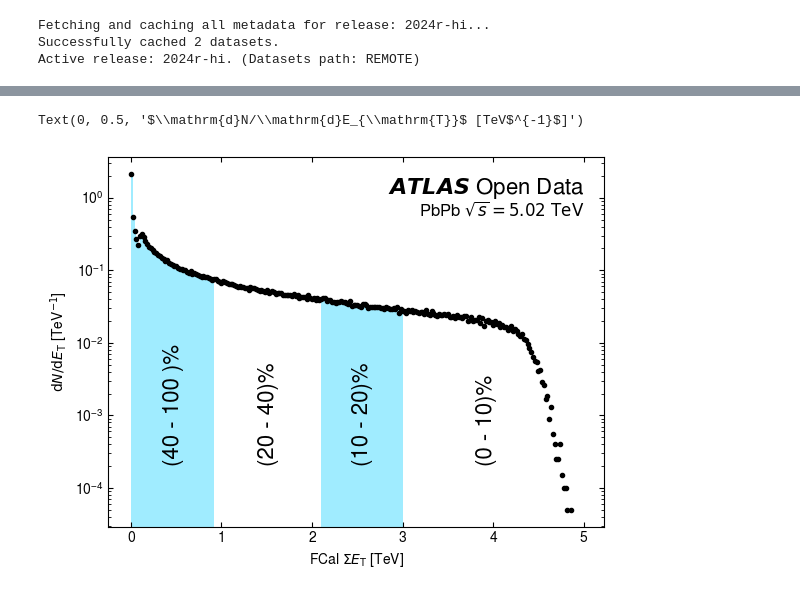
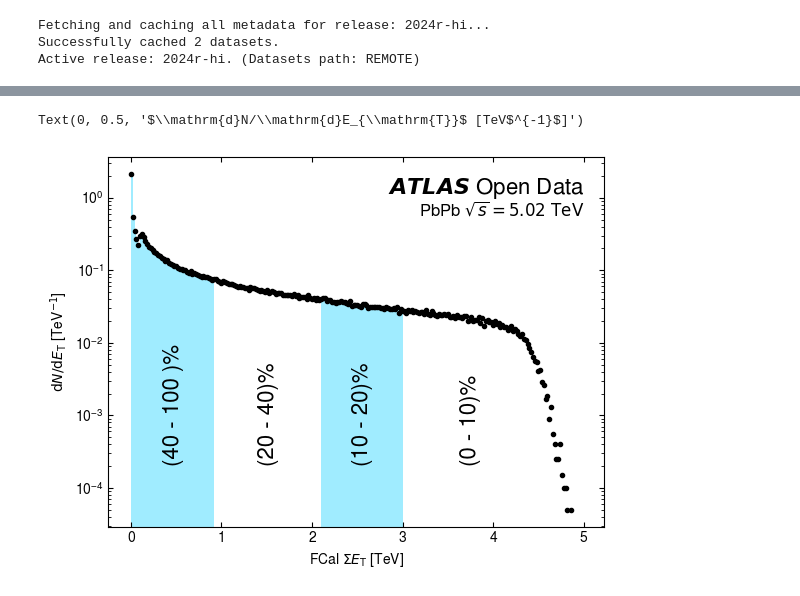
Before and after one commit to rjackson-lancs/notebooks-collection-opendata, a Jupyter notebook: for-research/heavy-ion-hard-probes/minbias_centrality.ipynb, the cells around one changed output, grey strips where cells are left out. Saved outputs shown, nothing was run; the diff lists cells and outputs as text; code cells hidden in the pictures.

Commit message:
Tweak centrality label positioning

```diff
--- a/for-research/heavy-ion-hard-probes/minbias_centrality.ipynb
+++ b/for-research/heavy-ion-hard-probes/minbias_centrality.ipynb
@@ -155,32 +155,32 @@ centrality_ranges = {
     20: "20 - 40%",
     10: "10 - 20%",
     0: "0 - 10%"
 }
 labels = [
     "(40 - 100 )%",
     "(20 - 40)%",
     "(10 - 20)%",
     "(0 - 10)%"
 ]
 # Set the index of the first centrality range to be zero
 centrality_ix = [0]
 # Then calculate the other indices of the centrality ranges by finding the index closest to the centrality,
 # e.g. closest index to .02 for the start of the 20 - 40% range.
 centrality_ix += [np.argmin(np.abs(np.flip(norm_cum_int) - c*.01)) for c in centrality_ranges]
 # Iterate over the centrality ranges and fill histograms in their ranges.
 # This approximates filling the areas under the curves.
 for i,col in zip(range(len(centrality_ranges)),("#2cd5ff73","white","#2cd5ff73","white")):
     ixmin, ixmax = centrality_ix[i], centrality_ix[i+1]
     ax.stairs(h_diff[centrality_ix[i]:centrality_ix[i+1]-1],h_def["bin_edges"][ixmin:ixmax]*TeV,fill=True,color=col)
 
-    A = .5 if labels[i]!="0 - 10%" else .4
+    A = .5 if labels[i]!="(0 - 10)%" else .4
     ax.text((h_def["bin_edges"][ixmin]+(h_def["bin_edges"][ixmax]-h_def["bin_edges"][ixmin])*A)*TeV,20e-5,labels[i],rotation=90,fontsize=16,ha="center",va="bottom")
 ax.scatter(h_def["bin_edges"][:-1]*TeV,h_diff,color="black",marker=".")
 
 ax.set_yscale("log")
 atlas_label(ax,msg=r"PbPb $\sqrt{s}=5.02\ \mathrm{TeV}$")
 inner_ticks(ax)
 ax.set_xlabel(r"FCal $\Sigma E_\mathrm{T}$ [TeV]"); ax.set_ylabel(r"$\mathrm{d}N/\mathrm{d}E_{\mathrm{T}}$ [TeV$^{-1}$]")
 # %% [output]
 Text(0, 0.5, '$\\mathrm{d}N/\\mathrm{d}E_{\\mathrm{T}}$ [TeV$^{-1}$]')
-[figure, old version]
+[figure, new version]
```
Also changed, not shown: parts of 2 cells of this notebook.
